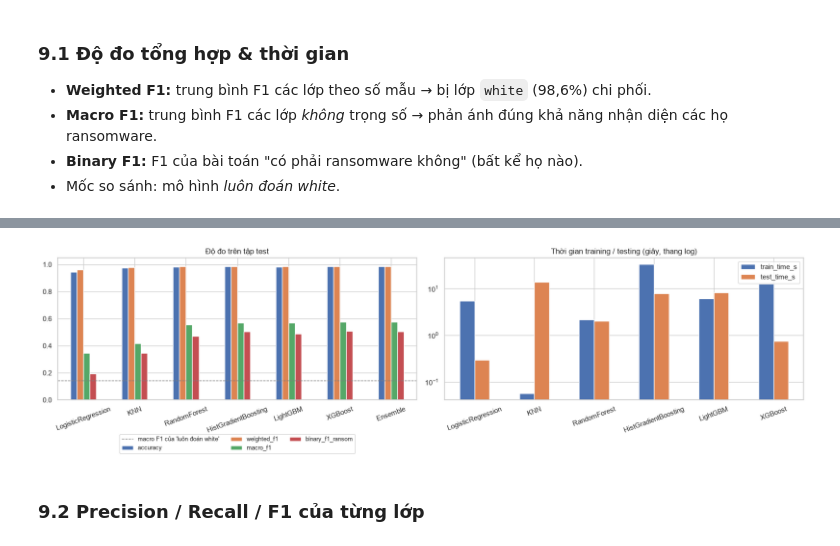
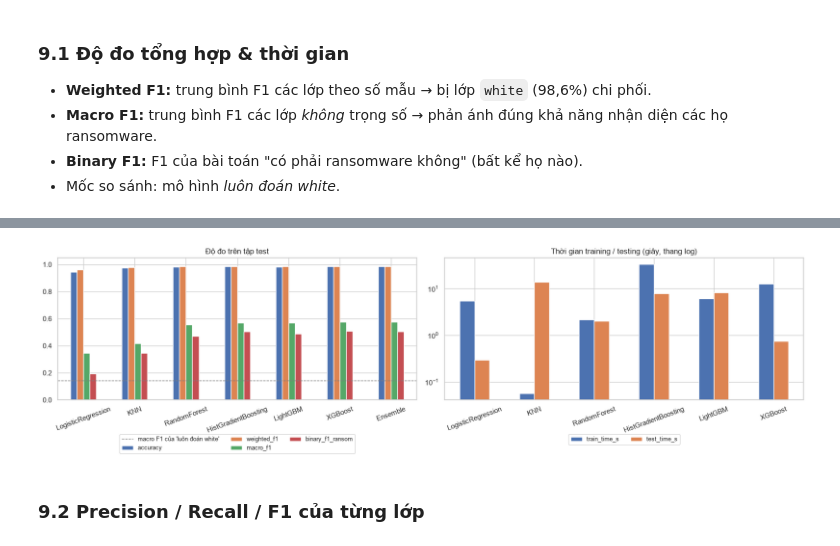
Before and after one commit to tuan1kdt/machine-learning, a Jupyter notebook: bai1_executed.ipynb, the cells around one changed output, grey strips where cells are left out. Cells and saved outputs as stored; diff of their text form; code cells hidden in the pictures.

```diff
--- a/bai1_executed.ipynb
+++ b/bai1_executed.ipynb
@@ -531,16 +531,17 @@ summary.to_csv(f"{OUT_DIR}/summary.csv")
 # %%
 fig, axes = plt.subplots(1, 2, figsize=(17, 5))
 summary[["accuracy", "weighted_f1", "macro_f1", "binary_f1_ransom"]].plot.bar(ax=axes[0])
 axes[0].axhline(dummy["macro_f1"], ls="--", c="gray", lw=1, label="macro F1 của 'luôn đoán white'")
 axes[0].set(title="Độ đo trên tập test", ylim=(0, 1.05), xlabel="")
 axes[0].legend(loc="upper center", bbox_to_anchor=(0.5, -0.22), ncol=3, fontsize=9)
 axes[0].tick_params(axis="x", rotation=20)
 summary.drop(index="Ensemble")[["train_time_s", "test_time_s"]].plot.bar(ax=axes[1], logy=True)
 axes[1].set(title="Thời gian training / testing (giây, thang log)", xlabel="")
+axes[1].legend(loc="upper center", bbox_to_anchor=(0.5, -0.22), ncol=2, fontsize=9)
 axes[1].tick_params(axis="x", rotation=20)
 plt.tight_layout(); plt.savefig(f"{OUT_DIR}/model_comparison.png", dpi=120); plt.show()
 # %% [output]
-[figure, old version]
+[figure, new version]
 # %% [markdown]
 ### 9.2 Precision / Recall / F1 của từng lớp
 # %%
```
Also changed, not shown: 16 other files.
